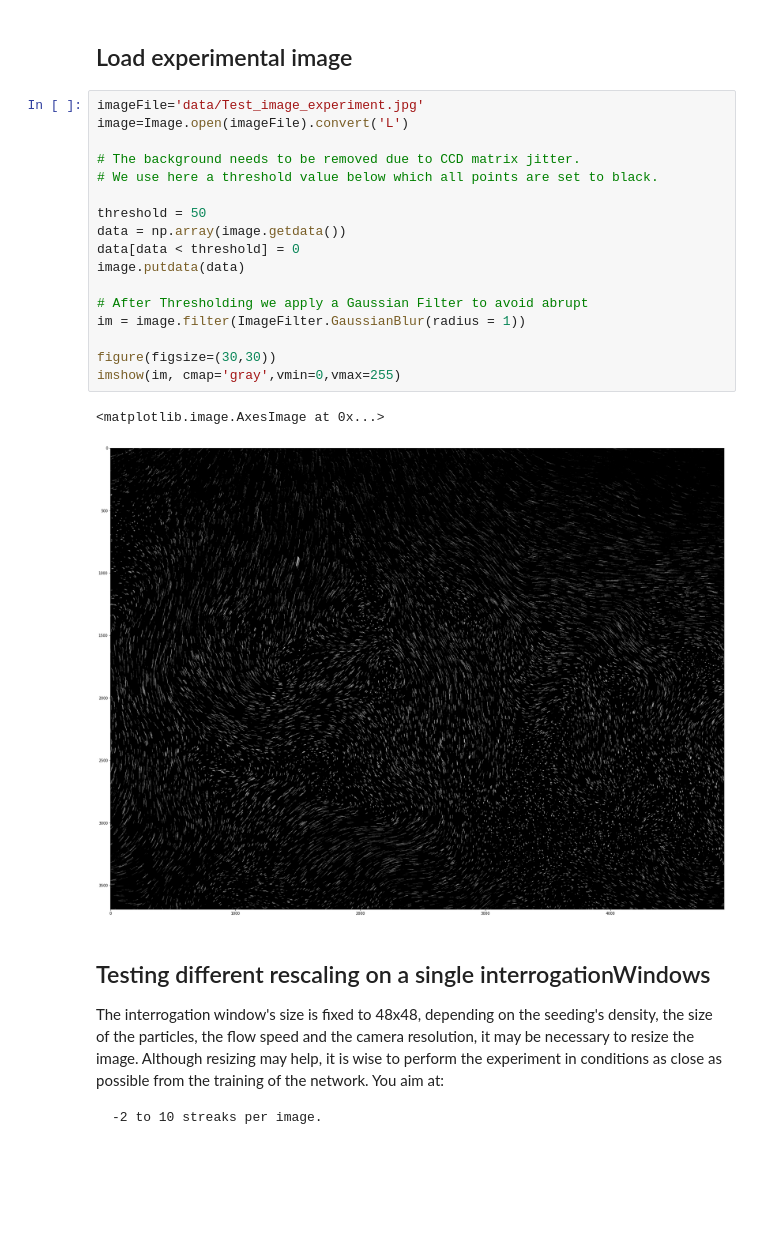
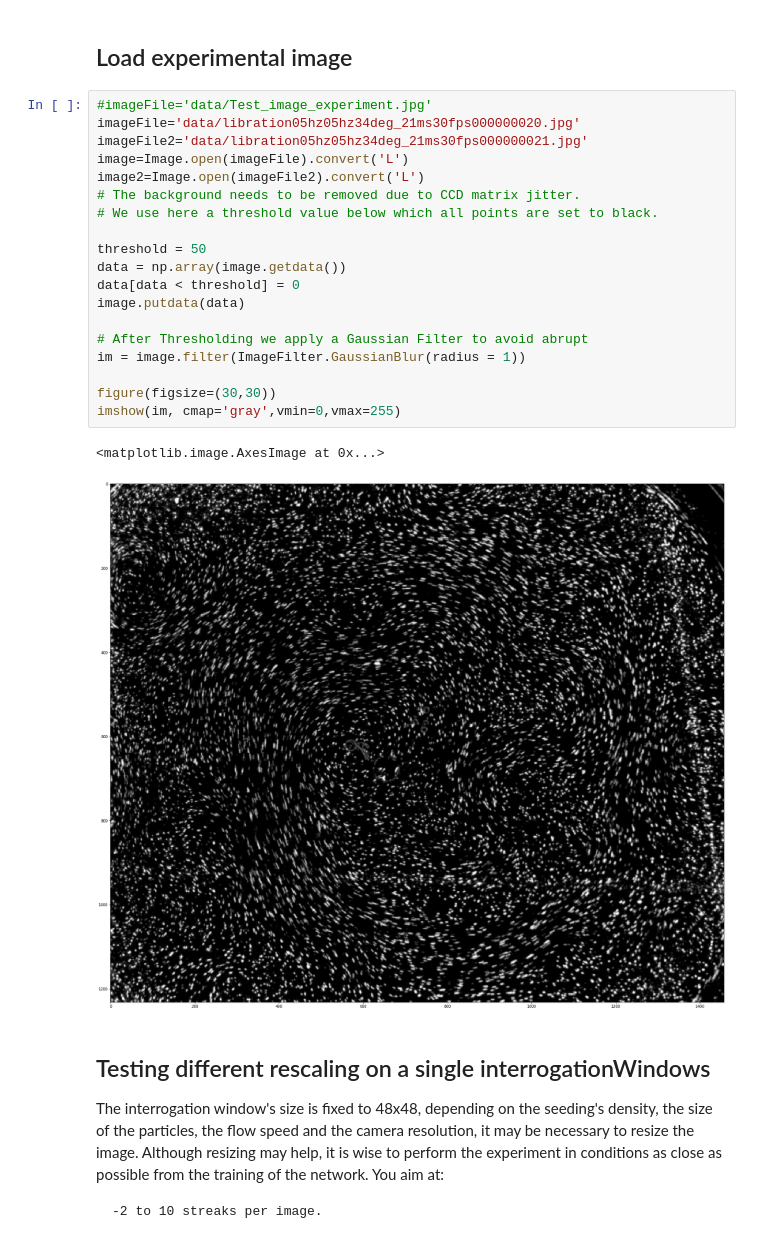
Before and after one commit to agrayver/streakcnn, a Jupyter notebook: apply_CNN_to_experiment_image_pytorch.ipynb, the cells around one changed output. Cells and saved outputs as stored; diff of their text form; blank space fills up the shorter version.

Commit message:
New Images for application and PIV comparison

```diff
--- a/apply_CNN_to_experiment_image_pytorch.ipynb
+++ b/apply_CNN_to_experiment_image_pytorch.ipynb
@@ -47,25 +47,27 @@ overlap=24
 # %% [markdown]
 ## Load experimental image
 # %%
-imageFile='data/Test_image_experiment.jpg'
+#imageFile='data/Test_image_experiment.jpg'
+imageFile='data/libration05hz05hz34deg_21ms30fps000000020.jpg'
+imageFile2='data/libration05hz05hz34deg_21ms30fps000000021.jpg'
 image=Image.open(imageFile).convert('L')
-
+image2=Image.open(imageFile2).convert('L')
 # The background needs to be removed due to CCD matrix jitter.
 # We use here a threshold value below which all points are set to black.
 
 threshold = 50
 data = np.array(image.getdata())
 data[data < threshold] = 0
 image.putdata(data)
 
 # After Thresholding we apply a Gaussian Filter to avoid abrupt
 im = image.filter(ImageFilter.GaussianBlur(radius = 1))
 
 figure(figsize=(30,30))
 imshow(im, cmap='gray',vmin=0,vmax=255)
 # %% [output]
 <matplotlib.image.AxesImage at 0x...>
-[figure, old version]
+[figure, new version]
 # %% [markdown]
 ## Testing different rescaling on a single interrogationWindows
 The interrogation window's size is fixed to 48x48, depending on the seeding's density, the size of the particles, the flow speed and the camera resolution, it may be necessary to resize the image. Although resizing may help, it is wise to perform the experiment in conditions as close as possible from the training of the network. You aim at:
```
Also changed, not shown: parts of 7 cells of this notebook, 4 other files.
